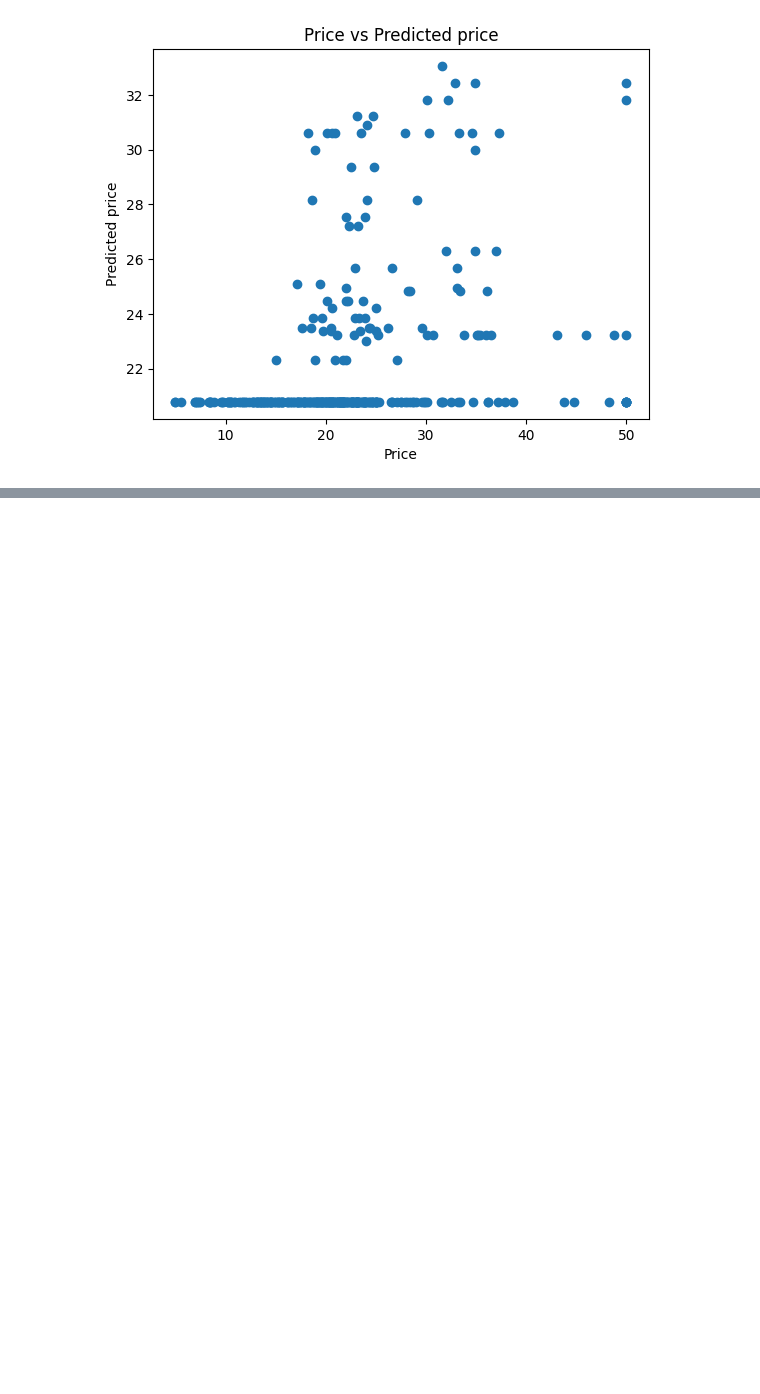
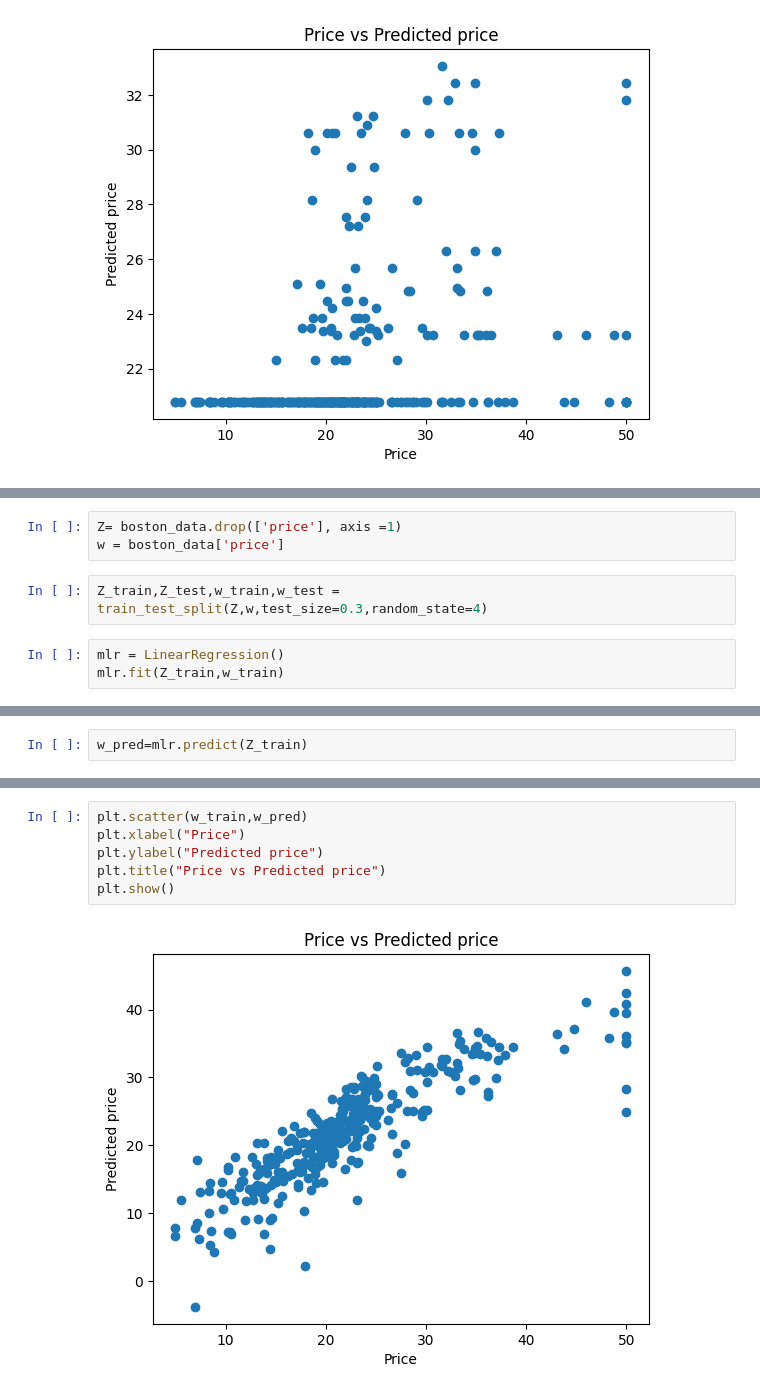
Before and after one commit to mohammadreza1408/machine_learning_with_python, a Jupyter notebook: Boston_Linear_Regression.ipynb, the cells around one changed output, grey strips where cells are left out. Cells and saved outputs as stored; diff of their text form; blank space fills up the shorter version.

```diff
--- a/Boston_Linear_Regression.ipynb
+++ b/Boston_Linear_Regression.ipynb
@@ -197,0 +200,8 @@ Text(0.5, 1.0, 'Price vs Predicted price')
+# %%
+Z= boston_data.drop(['price'], axis =1)
+w = boston_data['price']
+# %%
+Z_train,Z_test,w_train,w_test = train_test_split(Z,w,test_size=0.3,random_state=4)
+# %%
+mlr = LinearRegression()
+mlr.fit(Z_train,w_train)
@@ -197,0 +240,2 @@ Text(0.5, 1.0, 'Price vs Predicted price')
+# %%
+w_pred=mlr.predict(Z_train)
@@ -197,0 +252,8 @@ Text(0.5, 1.0, 'Price vs Predicted price')
+# %%
+plt.scatter(w_train,w_pred)
+plt.xlabel("Price")
+plt.ylabel("Predicted price")
+plt.title("Price vs Predicted price")
+plt.show()
+# %% [output]
+[figure, added]
```
Also changed, not shown: parts of 10 cells of this notebook.
